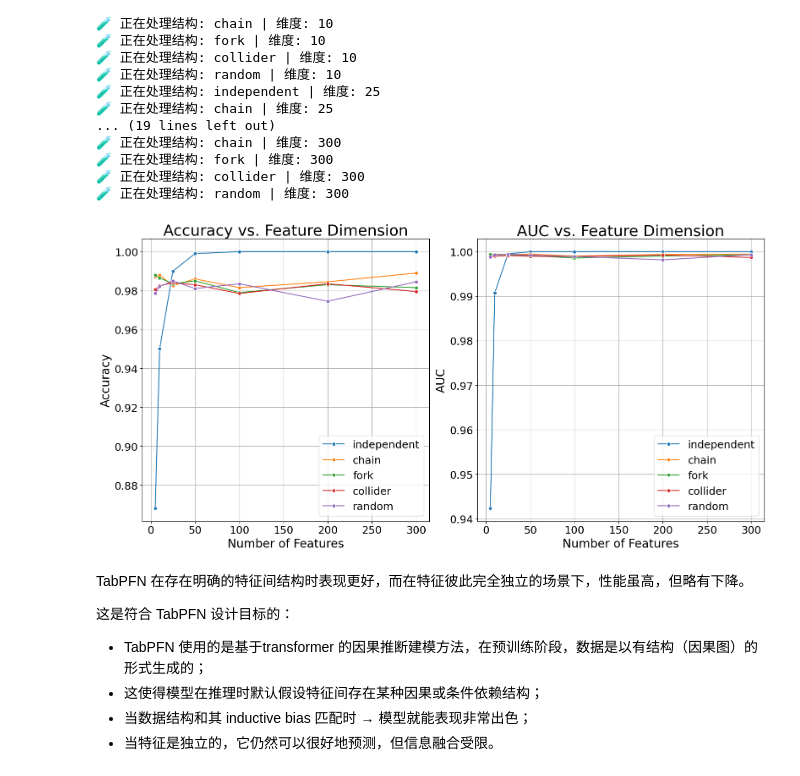
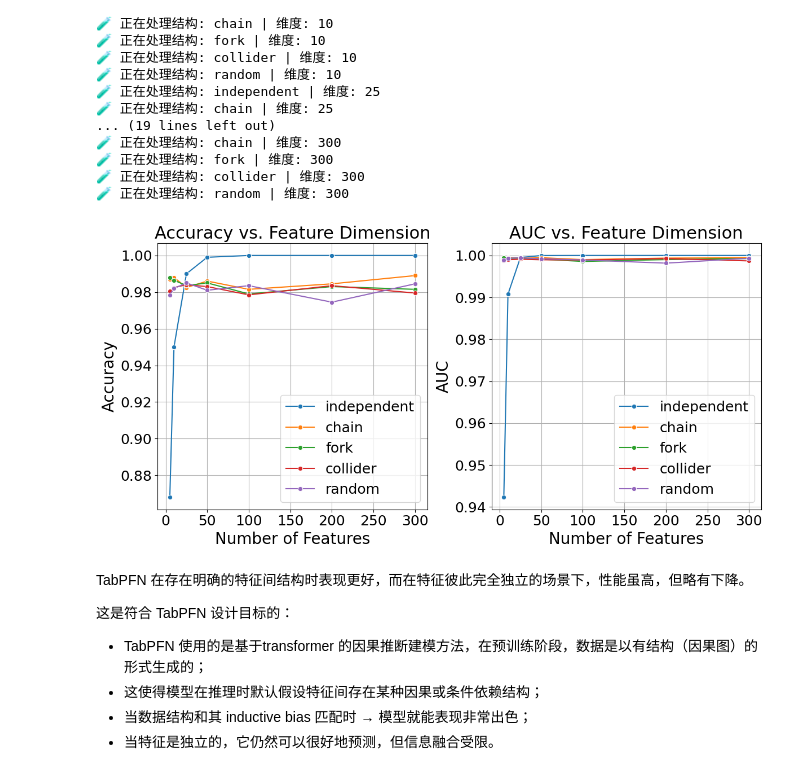
Before and after one commit to SavannahSun/Tab_TEST, a Jupyter notebook: causual.ipynb, the cells around one changed output. Drawn from its saved outputs; the diff is of its cells as text; code cells hidden in the pictures.

```diff
--- a/causual.ipynb
+++ b/causual.ipynb
@@ -306,37 +306,37 @@ import matplotlib.pyplot as plt
 import seaborn as sns
 plt.style.use("default")
 
 # 加载结果
 results_df.to_csv("tabpfn_structure_dim_results.csv", index=False)
 df = pd.read_csv("tabpfn_structure_dim_results.csv")
 
-plt.figure(figsize=(16, 8))
+plt.figure(figsize=(12, 6))
 # 🎯 画 Accuracy 随维度变化
 plt.subplot(1, 2, 1)
 sns.lineplot(data=df, x="Dim", y="Acc", hue="Structure", marker="o")
-plt.title("Accuracy vs. Feature Dimension", fontsize=26)
+plt.title("Accuracy vs. Feature Dimension", fontsize=22)
 plt.xlabel("Number of Features", fontsize=20)
 plt.ylabel("Accuracy", fontsize=20)
 plt.xticks(fontsize=18)
 plt.yticks(fontsize=18)
 plt.legend(fontsize=18)
 plt.grid(True)
 plt.tight_layout()
 
 # 🎯 画 AUC 随维度变化
 plt.subplot(1, 2, 2)
 sns.lineplot(data=df, x="Dim", y="AUC", hue="Structure", marker="o")
-plt.title("AUC vs. Feature Dimension", fontsize=26)
+plt.title("AUC vs. Feature Dimension", fontsize=22)
 plt.xlabel("Number of Features", fontsize=20)
 plt.xticks(fontsize=18)
 plt.yticks(fontsize=18)
 plt.ylabel("AUC", fontsize=20)
 plt.legend(fontsize=18)
 plt.grid(True)
 plt.tight_layout()
 plt.show()
 # %% [output]
-[figure, old version]
+[figure, new version]
 # %% [markdown]
 TabPFN 在存在明确的特征间结构时表现更好，而在特征彼此完全独立的场景下，性能虽高，但略有下降。
 
```
Also changed, not shown: parts of 5 cells of this notebook, 16 other files.
